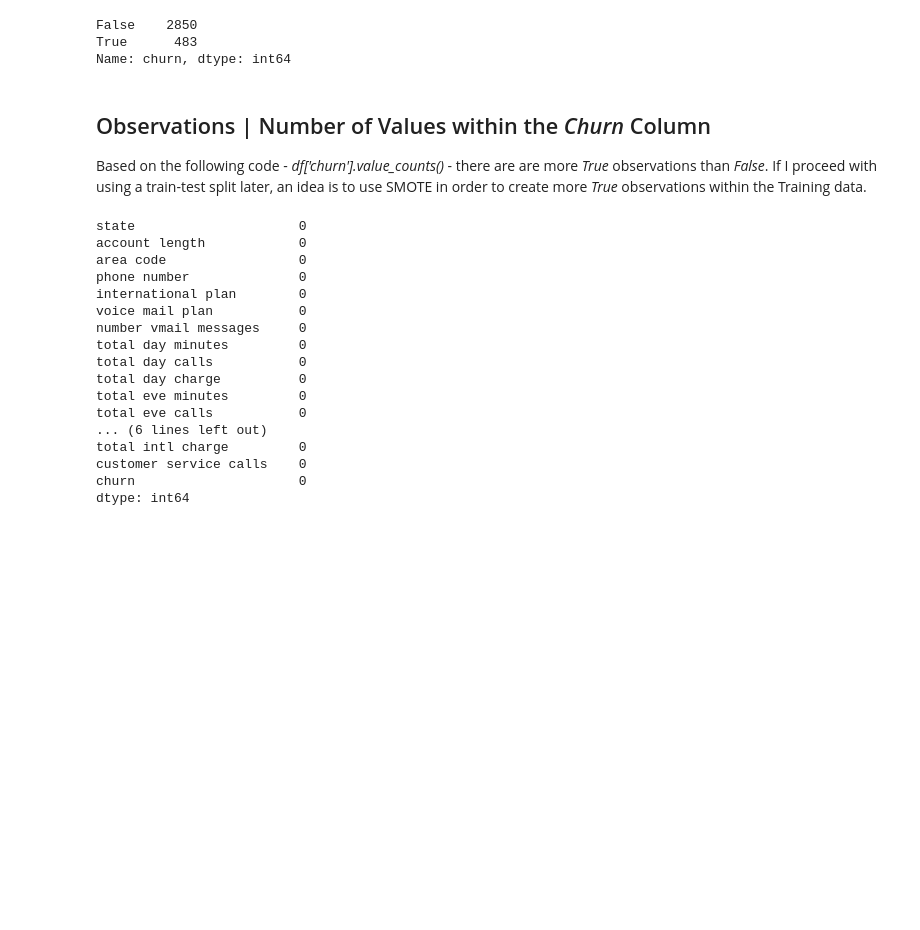
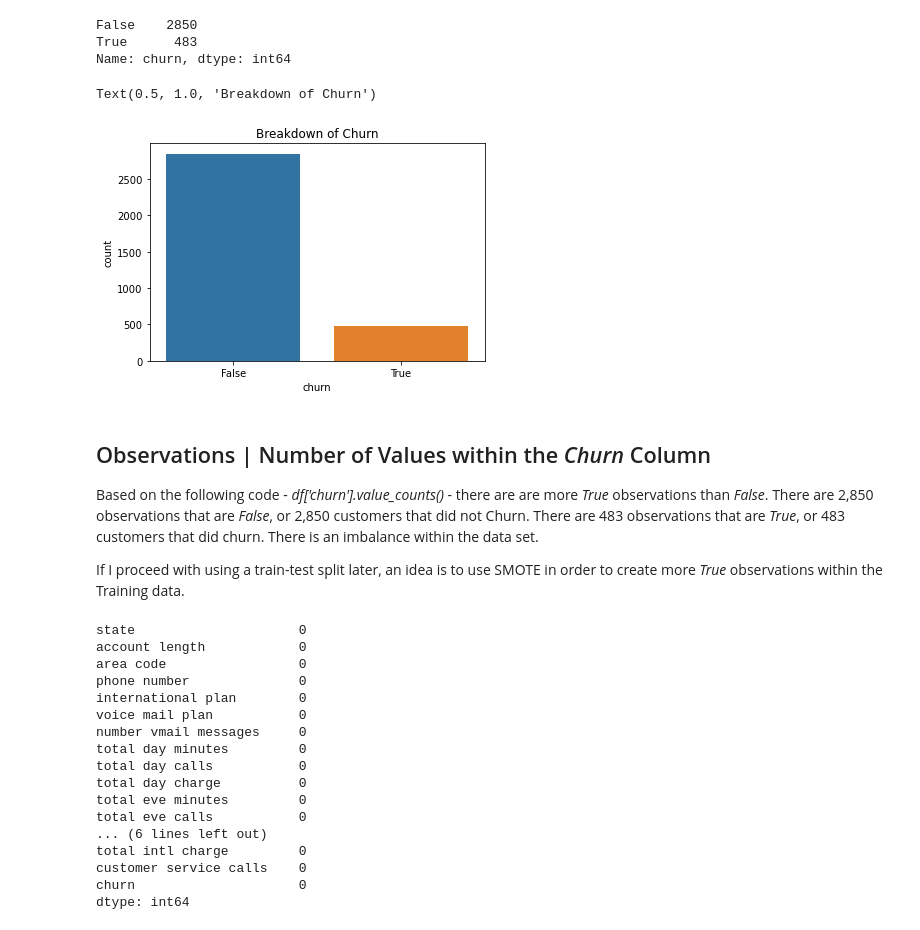
Before and after one commit to keithotuomagie/telcom_analysis, a Jupyter notebook: notebook.ipynb, the cells around one changed output. Saved outputs shown, nothing was run; the diff lists cells and outputs as text; code cells hidden in the pictures; blank space fills up the shorter version.

```diff
--- a/notebook.ipynb
+++ b/notebook.ipynb
@@ -177,10 +177,21 @@ df['churn'].value_counts()
 False    2850
 True      483
 Name: churn, dtype: int64
+# %%
+# Create a bar chart for Value Counts of the Churn Variable
+
+sns.countplot(x='churn', data=df)
+
+plt.title("Breakdown of Churn")
+# %% [output]
+Text(0.5, 1.0, 'Breakdown of Churn')
+[figure, added]
 # %% [markdown]
 ## Observations | Number of Values within the *Churn* Column
 
-Based on the following code - *df['churn'].value_counts()* - there are are more *True* observations than *False*.  If I proceed with using a train-test split later, an idea is to use SMOTE in order to create more *True* observations within the Training data.
+Based on the following code - *df['churn'].value_counts()* - there are are more *True* observations than *False*.  There are 2,850 observations that are *False*, or 2,850 customers that did not Churn.  There are 483 observations that are *True*, or 483 customers that did churn.  There is an imbalance within the data set.
+
+If I proceed with using a train-test split later, an idea is to use SMOTE in order to create more *True* observations within the Training data.
 # %%
 # Checking for total of missing values in each column
 
```
Also changed, not shown: parts of 30 cells of this notebook, 4 other files.
